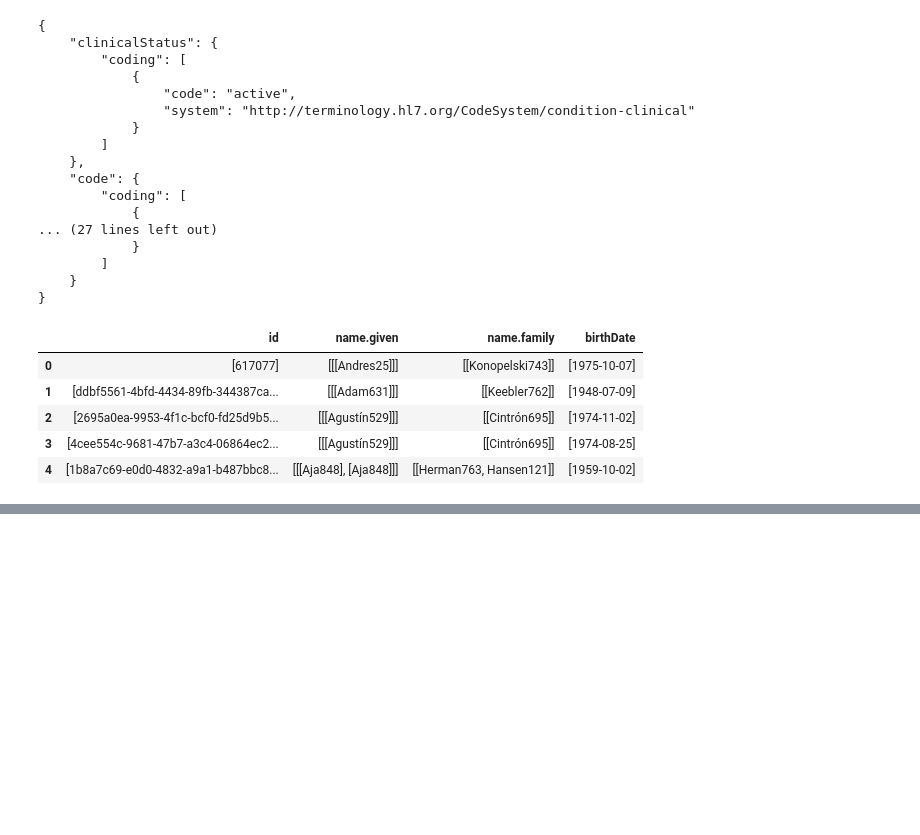
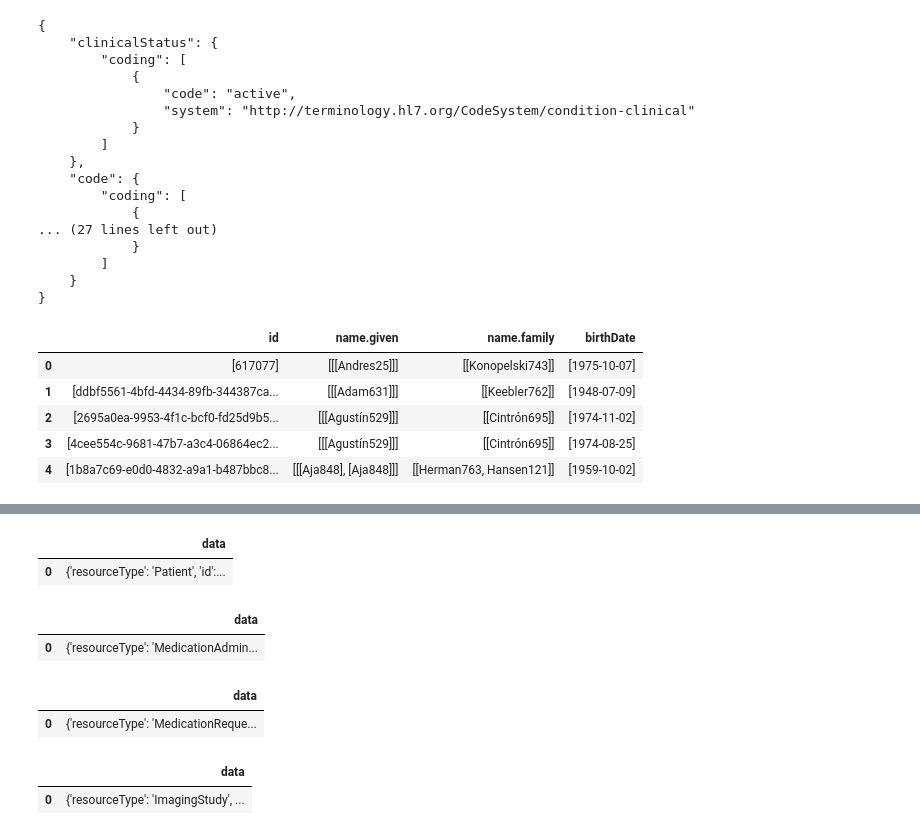
Before and after one commit to fhirpack/fhirpack, a Jupyter notebook: examples/minimal.ipynb, the cells around one changed output, grey strips where cells are left out. Cells and saved outputs as stored; diff of their text form; code cells hidden in the pictures; blank space fills up the shorter version.

```diff
--- a/examples/minimal.ipynb
+++ b/examples/minimal.ipynb
@@ -110,0 +140,36 @@ conditions[:5]\
+# %%
+pack\
+.getPatients(['ddbf5561-4bfd-4434-89fb-344387ca945b'])\
+.getObservations()\
+.getPatients()
+# .gatherSimplePaths(['id','birthDate'],columns=['id','birth'])
+# %% [output]
+|  | data |
+| 0 | {'resourceType': 'Patient', 'id':... |
+# %%
+pack\
+.getMedicationAdministrations(['3982400'])\
+# .getPatients(['ddbf5561-4bfd-4434-89fb-344387ca945b'])\
+# .getPatients()
+# .gatherSimplePaths(['id','birthDate'],columns=['id','birth'])
+# %% [output]
+|  | data |
+| 0 | {'resourceType': 'MedicationAdmin... |
+# %%
+pack\
+.getMedicationRequests(['3632291'])\
+# .getPatients(['ddbf5561-4bfd-4434-89fb-344387ca945b'])\
+# .getPatients()
+# .gatherSimplePaths(['id','birthDate'],columns=['id','birth'])
+# %% [output]
+|  | data |
+| 0 | {'resourceType': 'MedicationReque... |
+# %%
+pack\
+.getImagingStudies(['2823696'])\
+# .getPatients()\
+# .getPatients()
+# .gatherSimplePaths(['id','birthDate'],columns=['id','birth'])
+# %% [output]
+|  | data |
+| 0 | {'resourceType': 'ImagingStudy', ... |
```
Also changed, not shown: parts of 6 cells of this notebook, 15 other files.
